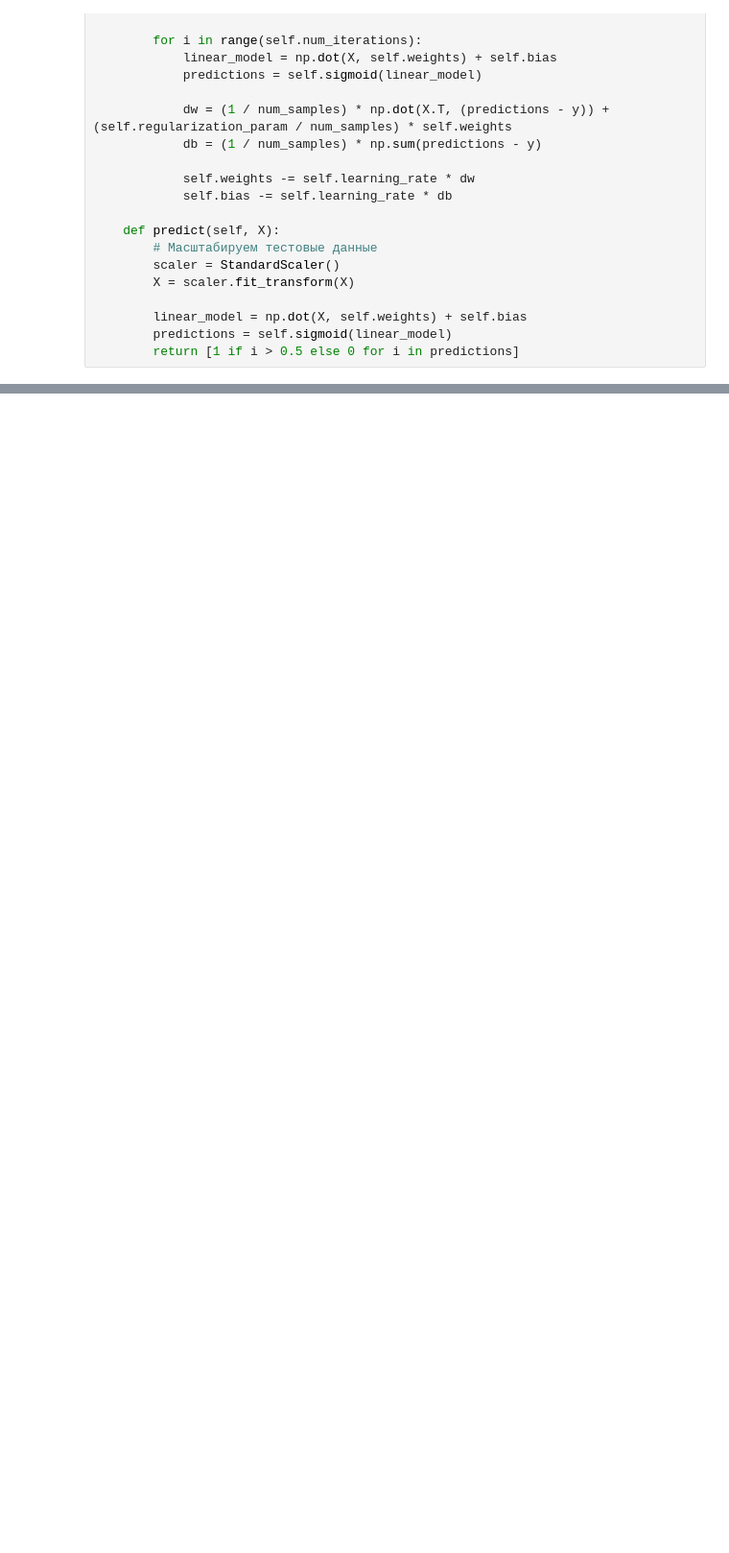
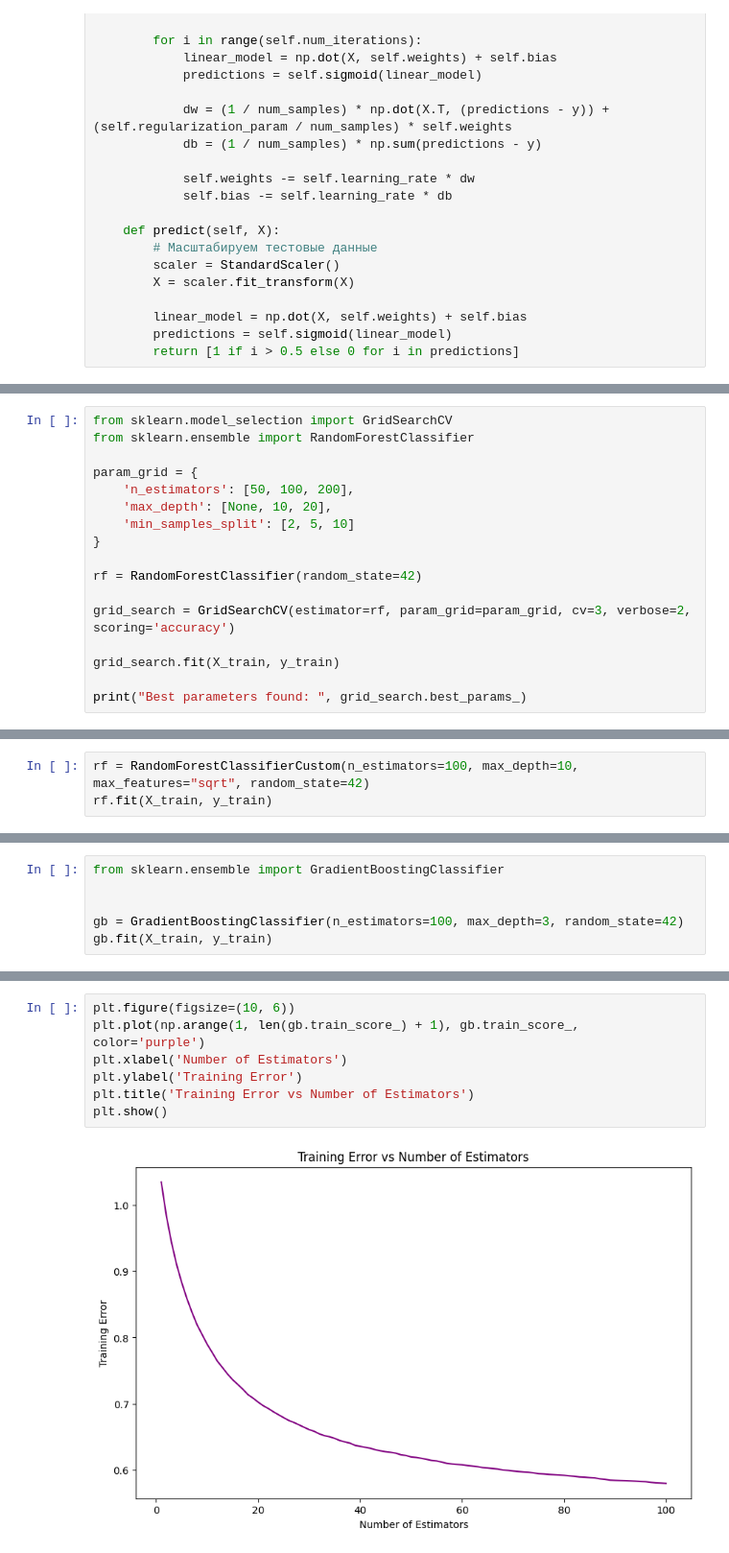
Before and after one commit to iTcatt/ai-da, a Jupyter notebook: classification.ipynb, the cells around one changed output, grey strips where cells are left out. Shown at 96% size. Drawn from its saved outputs; the diff is of its cells as text; blank space fills up the shorter version.

```diff
--- a/classification.ipynb
+++ b/classification.ipynb
@@ -384,0 +700,17 @@ F1: 0.5285058092407457
+# %%
+from sklearn.model_selection import GridSearchCV
+from sklearn.ensemble import RandomForestClassifier
+
+param_grid = {
+    'n_estimators': [50, 100, 200],
+    'max_depth': [None, 10, 20],
+    'min_samples_split': [2, 5, 10]
+}
+
+rf = RandomForestClassifier(random_state=42)
+
+grid_search = GridSearchCV(estimator=rf, param_grid=param_grid, cv=3, verbose=2, scoring='accuracy')
+
+grid_search.fit(X_train, y_train)
+
+print("Best parameters found: ", grid_search.best_params_)
@@ -384,0 +797,3 @@ F1: 0.5285058092407457
+# %%
+rf = RandomForestClassifierCustom(n_estimators=100, max_depth=10, max_features="sqrt", random_state=42)
+rf.fit(X_train, y_train)
@@ -384,0 +816,6 @@ F1: 0.5285058092407457
+# %%
+from sklearn.ensemble import GradientBoostingClassifier
+
+
+gb = GradientBoostingClassifier(n_estimators=100, max_depth=3, random_state=42)
+gb.fit(X_train, y_train)
@@ -384,0 +834,9 @@ F1: 0.5285058092407457
+# %%
+plt.figure(figsize=(10, 6))
+plt.plot(np.arange(1, len(gb.train_score_) + 1), gb.train_score_, color='purple')
+plt.xlabel('Number of Estimators')
+plt.ylabel('Training Error')
+plt.title('Training Error vs Number of Estimators')
+plt.show()
+# %% [output]
+[figure, added]
```
Also changed, not shown: parts of 49 cells of this notebook, 2 other files.
